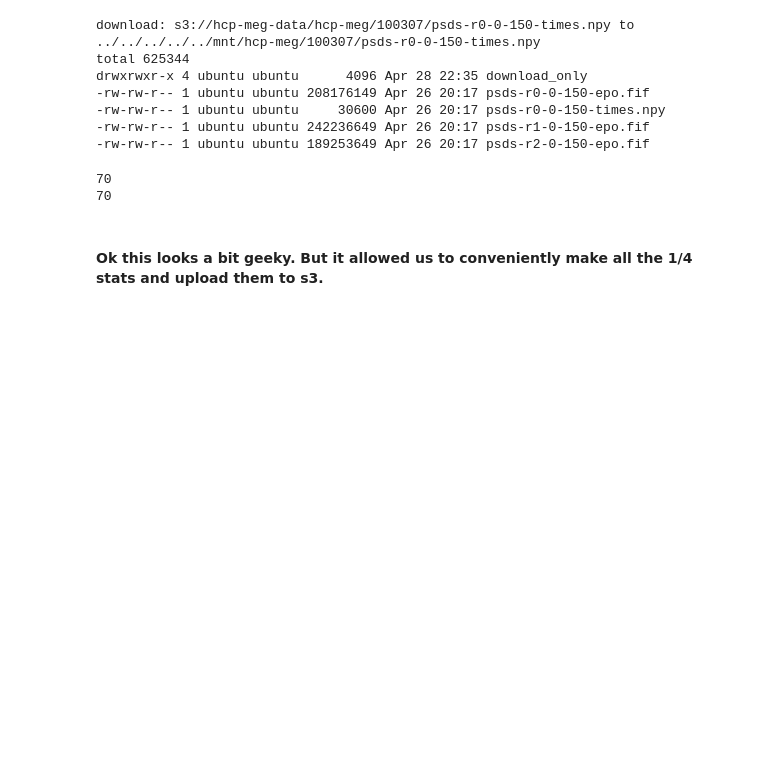
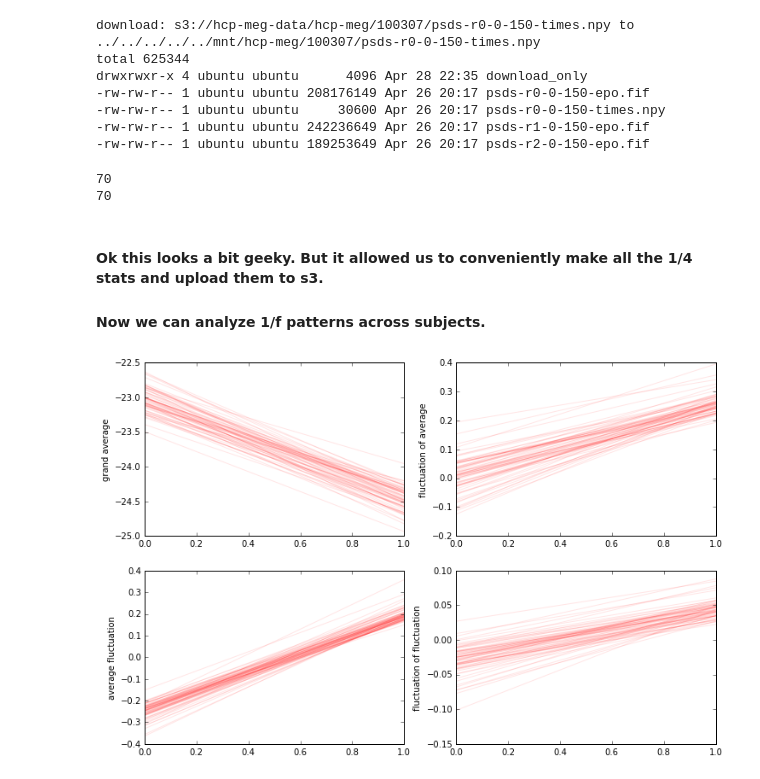
Before and after one commit to neurospin/meg_study_dynamic_scales, a Jupyter notebook: scripts/plot_figures_one.ipynb, the cells around one changed output. Cells and saved outputs as stored; diff of their text form; code cells hidden in the pictures; blank space fills up the shorter version.

```diff
--- a/scripts/plot_figures_one.ipynb
+++ b/scripts/plot_figures_one.ipynb
@@ -334,3 +339,40 @@ ls /mnt/hcp-meg/*/psds-loglinear-fit-0p1-1.h5 | wc -l
 70
 # %% [markdown]
 #### Ok this looks a bit geeky. But it allowed us to conveniently make all the 1/4 stats and upload them to s3.
+#### Now we can analyze 1/f patterns across subjects.
+# %%
+lm_fits = list()
+for fname in glob.glob("/mnt/hcp-meg/*/psds-loglinear-fit-0p1-1.h5"):
+    lm_fits.append(read_hdf5(fname))
+# %%
+fits_mean = np.array([ff['coefs'].mean(0) for ff in lm_fits]).T
+fits_std = np.array([ff['coefs'].std(0) for ff in lm_fits]).T
+intc_mean = np.array([ff['intercepts'].mean(0) for ff in lm_fits]).T
+intc_std = np.array([ff['intercepts'].std(0) for ff in lm_fits]).T;
+# %%
+fits_viz_agg_subjects = dict(
+    mean_mean=np.c_[intc_mean.mean(0), intc_mean.mean(0) - fits_mean.mean(0)],
+    mean_std=np.c_[intc_mean.std(0), intc_mean.std(0) - fits_mean.std(0)],
+    std_mean=np.c_[intc_std.mean(0), intc_std.mean(0) - fits_std.mean(0)],
+    std_std=np.c_[intc_std.std(0), intc_std.std(0) - fits_std.std(0)]
+)
+# TODO XXX logic
+# %%
+fix, axes = plt.subplots(2, 2, figsize=(12, 8))
+fig.suptitle('Aggregates of 1/f across time and channel (by subject)')
+keys = 'mean_mean', 'mean_std', 'std_mean', 'std_std'
+
+fits_viz_agg_subjects[key]
+for ii, (ax, key) in enumerate(zip(axes.ravel(), keys)):
+    ax.plot(fits_viz_agg_subjects[key].T[[1, 0]], color='red', alpha=0.1)
+    if key == 'mean_mean':
+        ax.set_ylabel('grand average')
+    elif key == 'mean_std':
+        ax.set_ylabel('fluctuation of average')
+    elif key == 'std_mean':
+        ax.set_ylabel('average fluctuation')
+    elif key == 'std_std':
+        ax.set_ylabel('fluctuation of fluctuation')
+# XXX TODO logic needs to be sanitized here.
+# %% [output]
+[figure, added]
```
Also changed, not shown: parts of 3 cells of this notebook.
